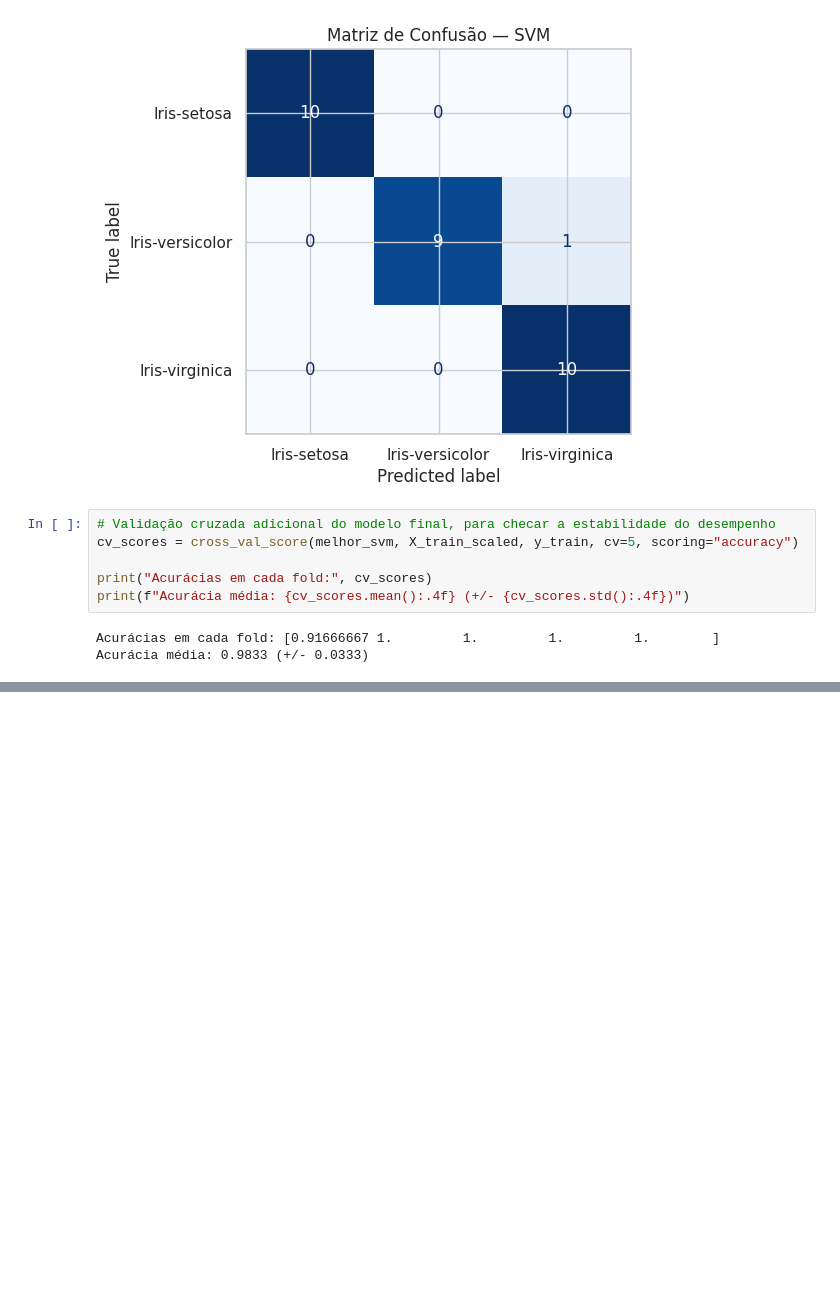
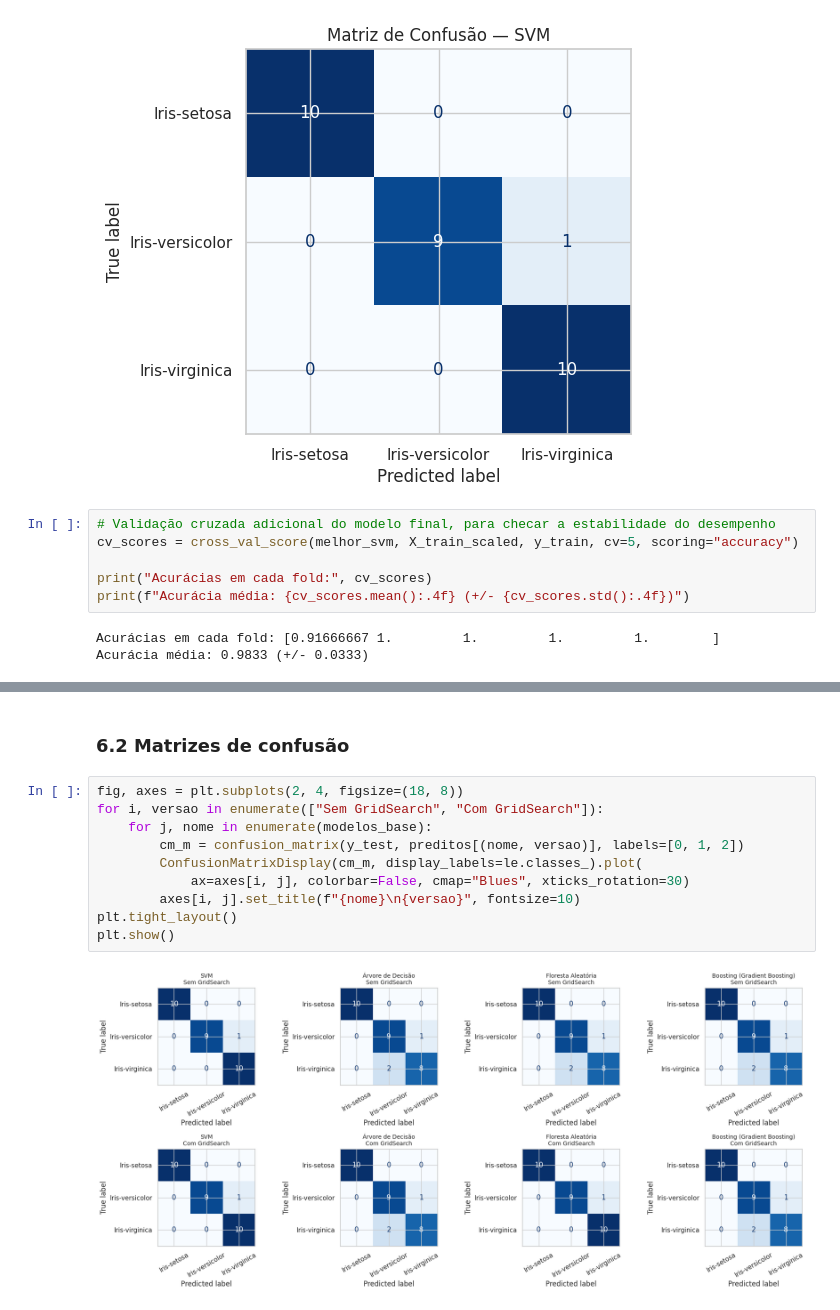
Before and after one commit to samuel76-art/Disciplina-de-Inteligencia-Artificial-UMC, a Jupyter notebook: Atividade_dataset_Iris_com_SVM .ipynb, the cells around one changed output, grey strips where cells are left out. Cells and saved outputs as stored; diff of their text form; blank space fills up the shorter version.

```diff
--- a/Atividade_dataset_Iris_com_SVM .ipynb
+++ b/Atividade_dataset_Iris_com_SVM .ipynb
@@ -410,0 +476,14 @@ Avaliei o modelo final, comprovando seu alto desempenho e boa capacidade de gene
+# %% [markdown]
+### 6.2 Matrizes de confusão
+# %%
+fig, axes = plt.subplots(2, 4, figsize=(18, 8))
+for i, versao in enumerate(["Sem GridSearch", "Com GridSearch"]):
+    for j, nome in enumerate(modelos_base):
+        cm_m = confusion_matrix(y_test, preditos[(nome, versao)], labels=[0, 1, 2])
+        ConfusionMatrixDisplay(cm_m, display_labels=le.classes_).plot(
+            ax=axes[i, j], colorbar=False, cmap="Blues", xticks_rotation=30)
+        axes[i, j].set_title(f"{nome}\n{versao}", fontsize=10)
+plt.tight_layout()
+plt.show()
+# %% [output]
+[figure, added]
```
Also changed, not shown: parts of 15 cells of this notebook.
